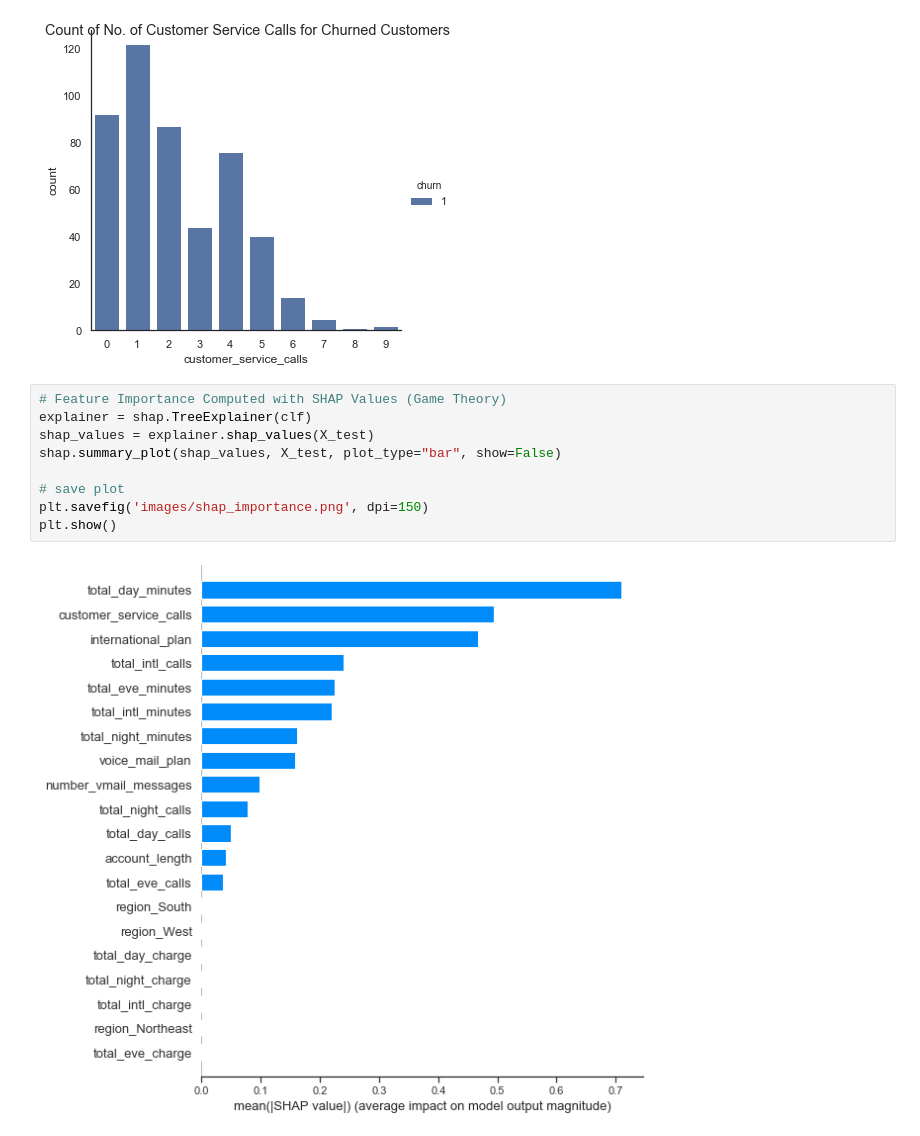
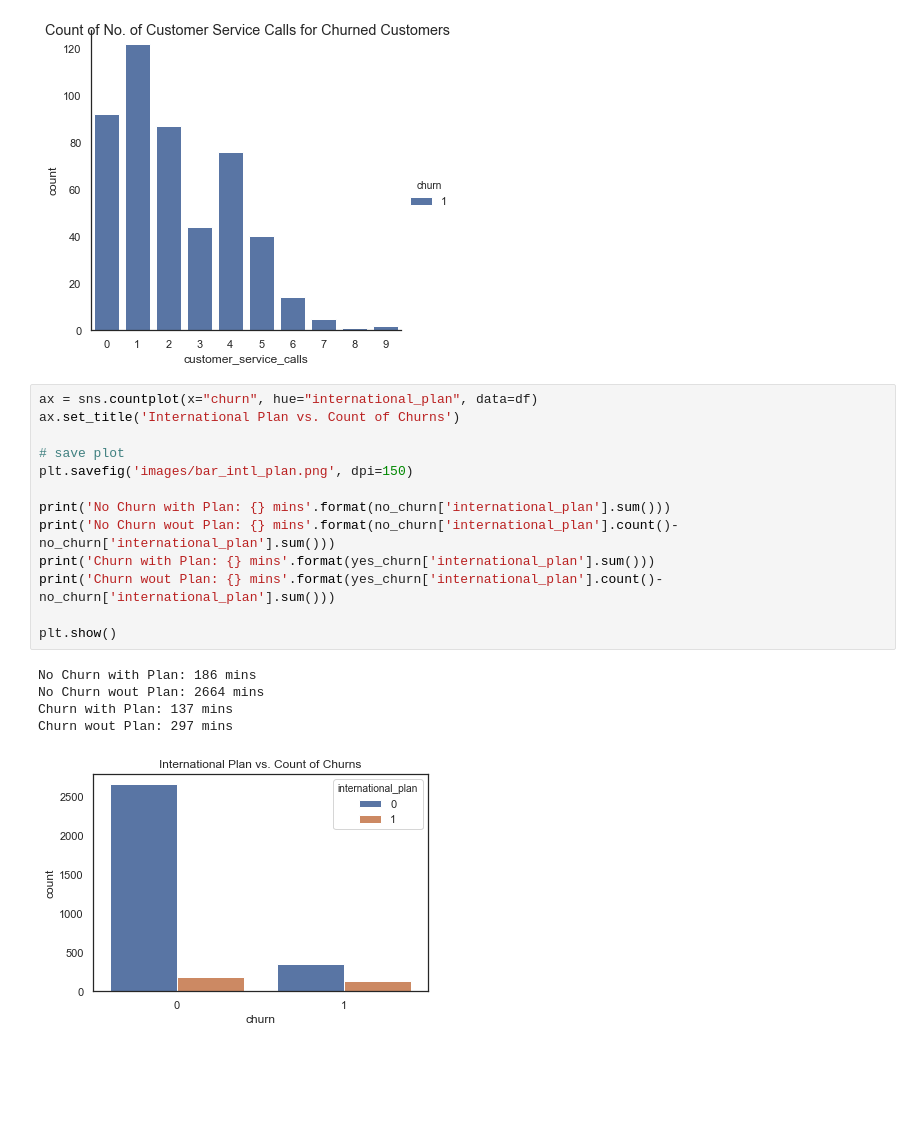
Before and after one commit to cmfritz/Classification-Customer-Churn, a Jupyter notebook: analysis.ipynb, the cells around one changed output. Saved outputs shown, nothing was run; the diff lists cells and outputs as text; blank space fills up the shorter version.

```diff
--- a/analysis.ipynb
+++ b/analysis.ipynb
@@ -538,17 +564,25 @@ plt.savefig('images/bar_service_calls.png', dpi=150)
 plt.show()
 # %% [output]
 [figure]
-# %%
-# Feature Importance Computed with SHAP Values (Game Theory)
-explainer = shap.TreeExplainer(clf)
-shap_values = explainer.shap_values(X_test)
-shap.summary_plot(shap_values, X_test, plot_type="bar", show=False)
-
-# save plot
-plt.savefig('images/shap_importance.png', dpi=150)
-plt.show()
-# %% [output]
-[figure, removed]
+# %%
+ax = sns.countplot(x="churn", hue="international_plan", data=df)
+ax.set_title('International Plan vs. Count of Churns')
+
+# save plot
+plt.savefig('images/bar_intl_plan.png', dpi=150)
+
+print('No Churn with Plan: {} mins'.format(no_churn['international_plan'].sum()))
+print('No Churn wout Plan: {} mins'.format(no_churn['international_plan'].count()-no_churn['international_plan'].sum()))
+print('Churn with Plan: {} mins'.format(yes_churn['international_plan'].sum()))
+print('Churn wout Plan: {} mins'.format(yes_churn['international_plan'].count()-no_churn['international_plan'].sum()))
+
+plt.show()
+# %% [output]
+No Churn with Plan: 186 mins
+No Churn wout Plan: 2664 mins
+Churn with Plan: 137 mins
+Churn wout Plan: 297 mins
+[figure, added]
 # %%
 ax = sns.countplot(x="international_plan", hue="churn", data=yes_churn)
 ax.set_title('International Plan vs. Count of Churns')
```
Also changed, not shown: parts of 4 cells of this notebook, 4 other files.
